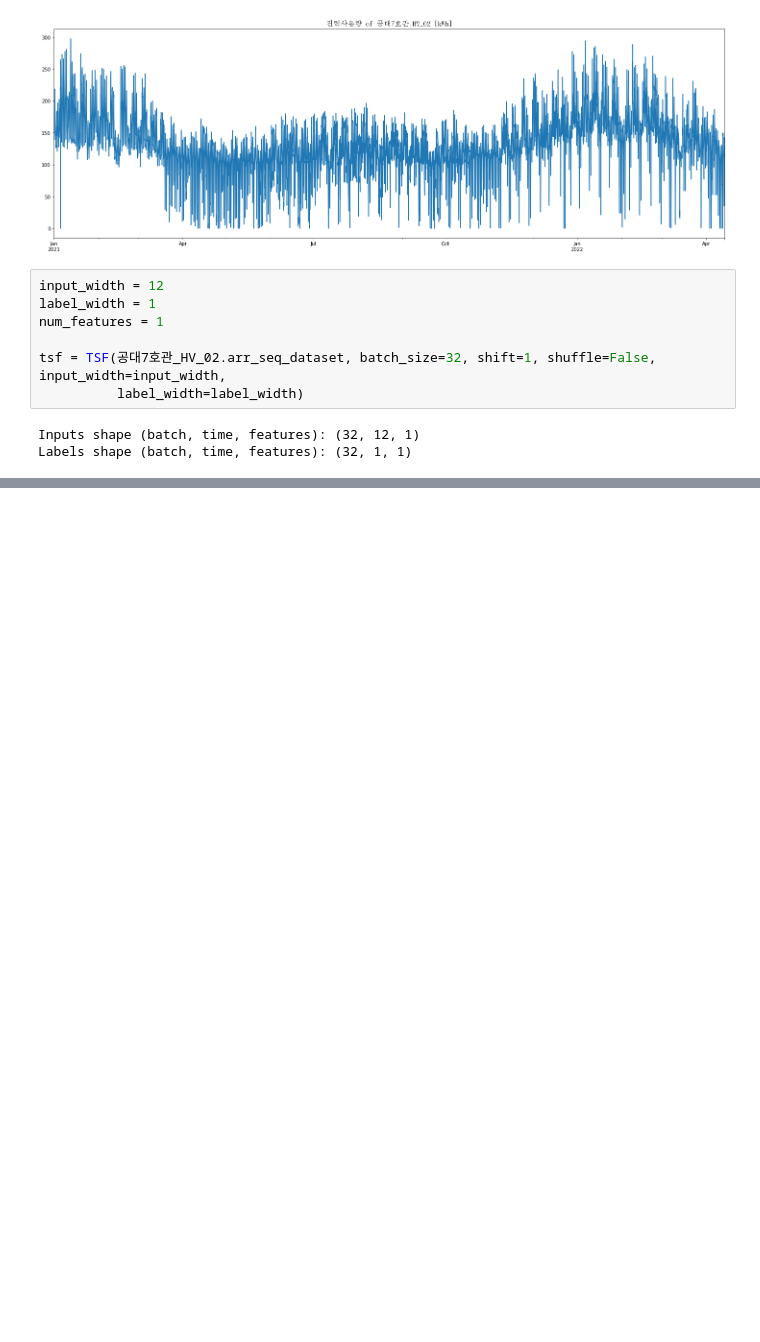
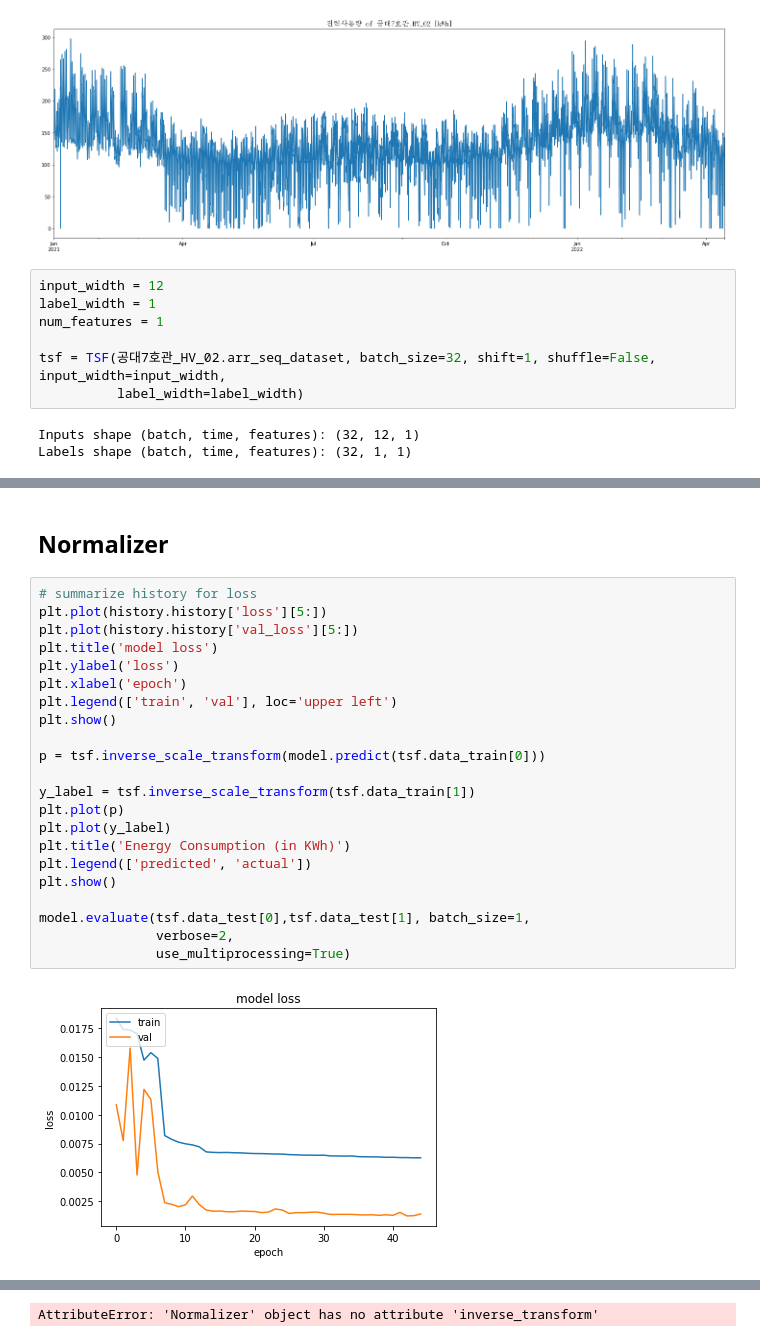
Before and after one commit to andrewlee1807/TSDatasets, a Jupyter notebook: cnu_power_consumption.ipynb, the cells around one changed output, grey strips where cells are left out. Drawn from its saved outputs; the diff is of its cells as text; blank space fills up the shorter version.

```diff
--- a/cnu_power_consumption.ipynb
+++ b/cnu_power_consumption.ipynb
@@ -80,0 +278,26 @@ history = model.fit(tsf.train,
+# %% [markdown]
+## Normalizer
+# %%
+# summarize history for loss
+plt.plot(history.history['loss'][5:])
+plt.plot(history.history['val_loss'][5:])
+plt.title('model loss')
+plt.ylabel('loss')
+plt.xlabel('epoch')
+plt.legend(['train', 'val'], loc='upper left')
+plt.show()
+
+p = tsf.inverse_scale_transform(model.predict(tsf.data_train[0]))
+
+y_label = tsf.inverse_scale_transform(tsf.data_train[1])
+plt.plot(p)
+plt.plot(y_label)
+plt.title('Energy Consumption (in KWh)')
+plt.legend(['predicted', 'actual'])
+plt.show()
+
+model.evaluate(tsf.data_test[0],tsf.data_test[1], batch_size=1,
+               verbose=2,
+               use_multiprocessing=True)
+# %% [output]
+[figure, added]
@@ -80,0 +305 @@ history = model.fit(tsf.train,
+AttributeError: 'Normalizer' object has no attribute 'inverse_transform'
```
Also changed, not shown: parts of 17 cells of this notebook.
